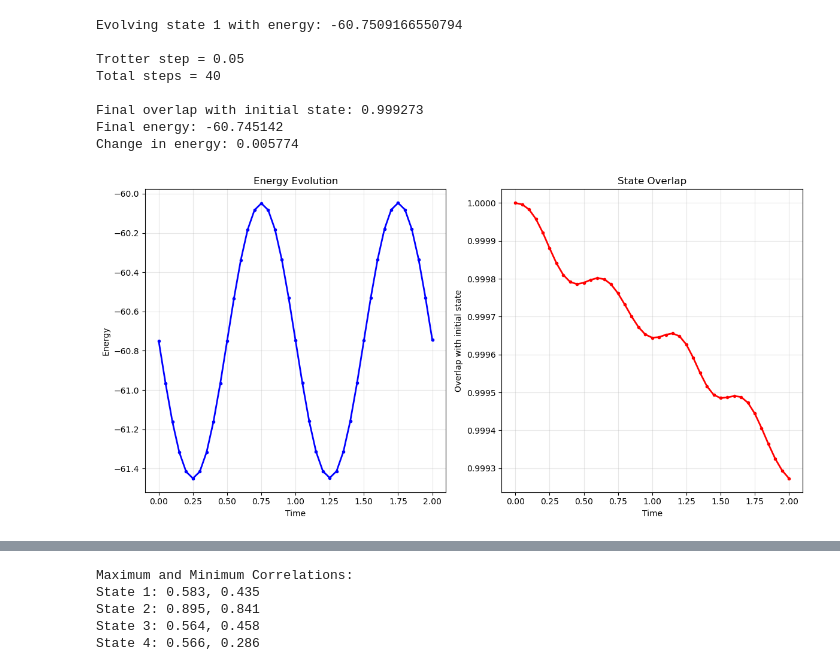
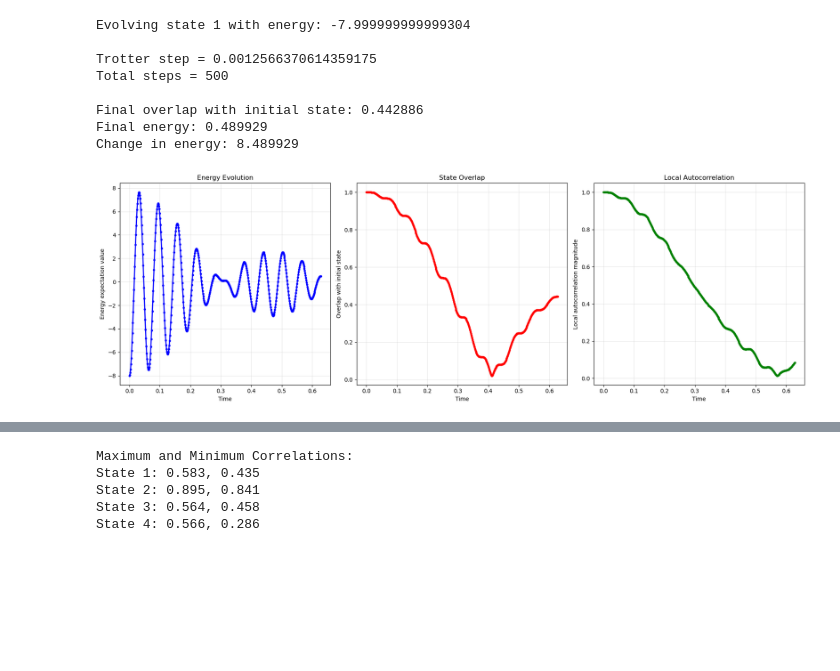
Before and after one commit to wholdhus/majorana_chain_dynamics, a Jupyter notebook: Majorana Chain Dynamics.ipynb, the cells around one changed output, grey strips where cells are left out. Saved outputs shown, nothing was run; the diff lists cells and outputs as text; code cells hidden in the pictures; blank space fills up the shorter version.

Commit message:
Added two-point autocorrelation

```diff
--- a/Majorana Chain Dynamics.ipynb
+++ b/Majorana Chain Dynamics.ipynb
@@ -235,22 +114,29 @@ using LinearAlgebra
 # Choose which state to evolve
 state_idx = 1
 psi0 = psi[sorted_indices[state_idx]]
+normalize!(psi0)
 initial_energy = energies[sorted_indices[state_idx]]
 println("Evolving state $state_idx with energy: $initial_energy")
 println()
 
+# Tagged initial state phi0 = O|psi0⟩
+O_site = 1
+O_operator = "Z"
+phi0 = apply(op(O_operator, sites[O_site]), psi0)
+normalize!(phi0)
+
 # Parameters
-A = 0.01
-w = 2π
+w = 100
 T = 2π/w
-N = 20
+N = 50
+n_periods = 10
 
-drive_lambdaI(t) = lambdaI + A*sin(w*t)
+drive_lambdaI(t) = lambdaI*cos(w*t)
 
 # Trotter step and total evolution time
 tau = T/N
-total_time = 2.0
-n_steps = Int(total_time / tau)
+total_time = n_periods * T
+n_steps = n_periods * N
 println("Trotter step = $tau")
 println("Total steps = $n_steps")
 println()
@@ -311,15 +197,25 @@ end
 
 # Time evolution
 psi_evolved = copy(psi0)
+phi_evolved = copy(phi0)
+
 times = Float64[]
 energy_vals = Float64[]
 overlap_vals = Float64[]
+C_vals = ComplexF64[]
+C_abs  = Float64[]
+
 
 # Initial conditions
 H0 = H_time(0.0)
 push!(times, 0.0)
 push!(energy_vals, real(inner(psi0', H0, psi0)))
 push!(overlap_vals, 1.0)
+
+C0 = inner(phi0, phi0)
+push!(C_vals, C0)
+push!(C_abs, abs(C0))
+
 
 # Time evolution loop
 for step in 1:n_steps
@@ -330,57 +226,64 @@ for step in 1:n_steps
     # Apply one full Trotter step and normalize
     psi_evolved = apply(current_gates, psi_evolved; cutoff=cutoff, maxdim=maximum(maxdim))
     normalize!(psi_evolved)
+    phi_evolved = apply(current_gates, phi_evolved; cutoff=cutoff, maxdim=maximum(maxdim))
+    normalize!(phi_evolved)
 
     # Take measurement at the end of the step
     current_time = step * tau
-    if step % 1 == 0 || step == n_steps
+    H_current = H_time(current_time) # Get Hamiltonian at current time
+    energy = real(inner(psi_evolved', H_current, psi_evolved))
+    overlap = abs(inner(psi0, psi_evolved))
+    C = inner(psi_evolved, apply(op(O_operator, sites[O_site]), phi_evolved))
 
-        # Get Hamiltonian at current time
-        H_current = H_time(current_time)
-
-        energy = real(inner(psi_evolved', H_current, psi_evolved))
-        overlap = abs(inner(psi0, psi_evolved))
-
-        # Store for plotting
-        push!(times, current_time)
-        push!(energy_vals, energy)
-        push!(overlap_vals, overlap)
-    end
+    # Store for plotting
+    push!(times, current_time)
+    push!(energy_vals, energy)
+    push!(overlap_vals, overlap)
+    push!(C_vals, C)
+    push!(C_abs, abs(C))
 end
 
 # Final results
 final_overlap = overlap_vals[end]
 final_energy = energy_vals[end]
 println("Final overlap with initial state: $(round(final_overlap, digits=6))")
 println("Final energy: $(round(final_energy, digits=6))")
 println("Change in energy: $(round(abs(final_energy - initial_energy), digits=6))")
 
 # Plotting
-fig, (ax1, ax2) = PythonPlot.subplots(1, 2, figsize=(12, 6))
+fig, (ax1, ax2, ax3) = PythonPlot.subplots(1, 3, figsize=(18, 6))
 
     # Energy
     ax1.plot(times, energy_vals, "b.-", linewidth=2)
     ax1.set_xlabel("Time")
-    ax1.set_ylabel("Energy")
+    ax1.set_ylabel("Energy expectation value")
     ax1.grid(true, alpha=0.3)
     ax1.set_title("Energy Evolution")
 
-    # Overlap
+    # State overlap
     ax2.plot(times, overlap_vals, "r.-", linewidth=2)
     ax2.set_xlabel("Time")
     ax2.set_ylabel("Overlap with initial state")
     ax2.grid(true, alpha=0.3)
     ax2.set_title("State Overlap")
 
+    # Local autocorrelation
+    ax3.plot(times, C_abs, "g.-", linewidth=2)
+    ax3.set_xlabel("Time")
+    ax3.set_ylabel("Local autocorrelation magnitude")
+    ax3.grid(true, alpha=0.3)
+    ax3.set_title("Local Autocorrelation")
+
 PythonPlot.tight_layout()
 PythonPlot.show()
 # %% [output]
-Evolving state 1 with energy: -60.7509166550794
+Evolving state 1 with energy: -7.999999999999304
 
-Trotter step = 0.05
-Total steps = 40
+Trotter step = 0.0012566370614359175
+Total steps = 500
 
-Final overlap with initial state: 0.999273
-Final energy: -60.745142
-Change in energy: 0.005774
+Final overlap with initial state: 0.442886
+Final energy: 0.489929
+Change in energy: 8.489929
-[figure, old version]
+[figure, new version]
```
Also changed, not shown: parts of 3 cells of this notebook.
